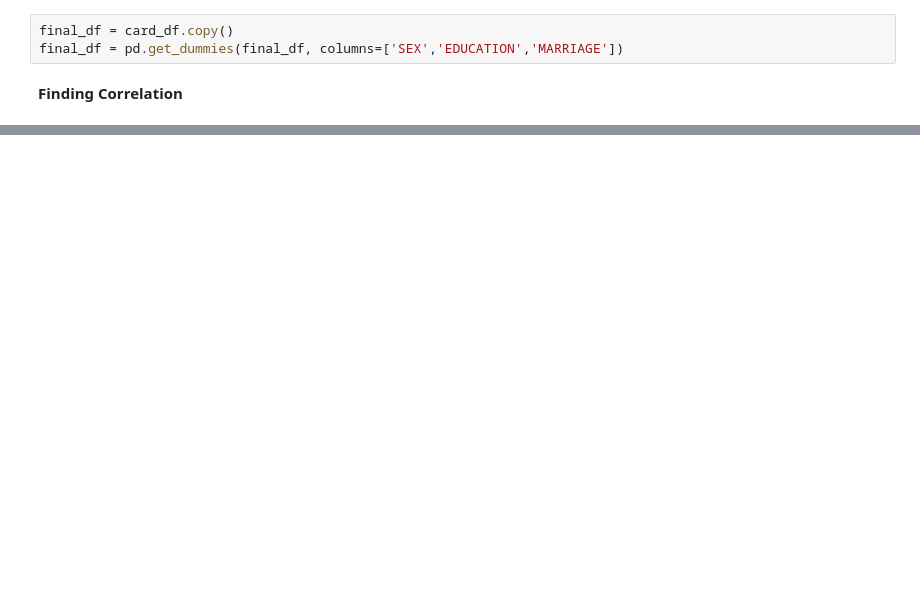
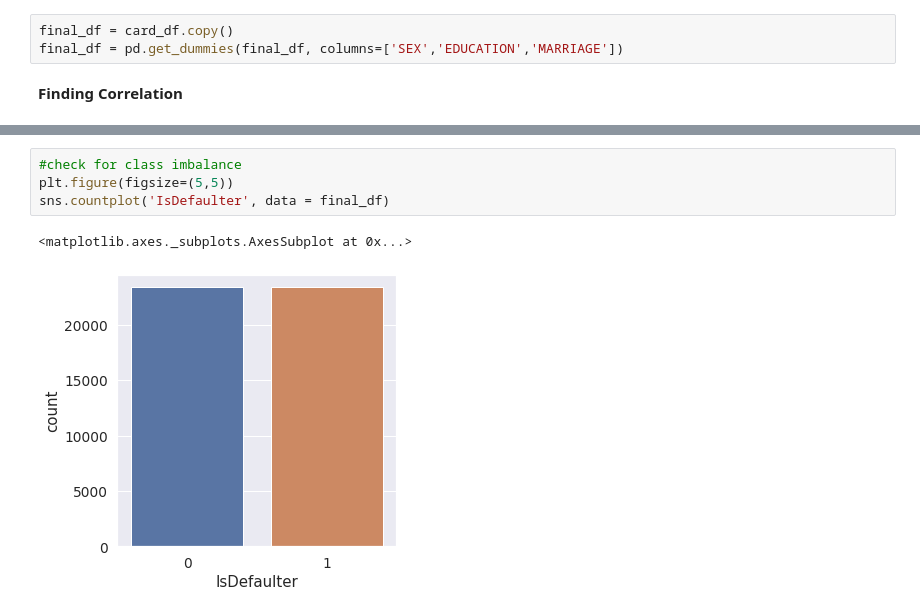
Before and after one commit to sudeep-009/Classification-Capstone-Project--Card-Default-Prediction, a Jupyter notebook: Copy_of_Credit_Card_Default_Prediction_Capstone_Project.ipynb, the cells around one changed output, grey strips where cells are left out. Cells and saved outputs as stored; diff of their text form; blank space fills up the shorter version.

```diff
--- a/Copy_of_Credit_Card_Default_Prediction_Capstone_Project.ipynb
+++ b/Copy_of_Credit_Card_Default_Prediction_Capstone_Project.ipynb
@@ -399,3 +454,10 @@ sns.heatmap(final_df.apply(lambda x : pd.factorize(x)[0]).corr(method='pearson',
+# %%
+#check for class imbalance
+plt.figure(figsize=(5,5))
+sns.countplot('IsDefaulter', data = final_df)
+# %% [output]
+<matplotlib.axes._subplots.AxesSubplot at 0x...>
+[figure, added]
 # %%
 #dropping column age bin
 final_df.drop(['AGE_BIN'],axis=1,inplace=True)
```
Also changed, not shown: parts of 41 cells of this notebook.
